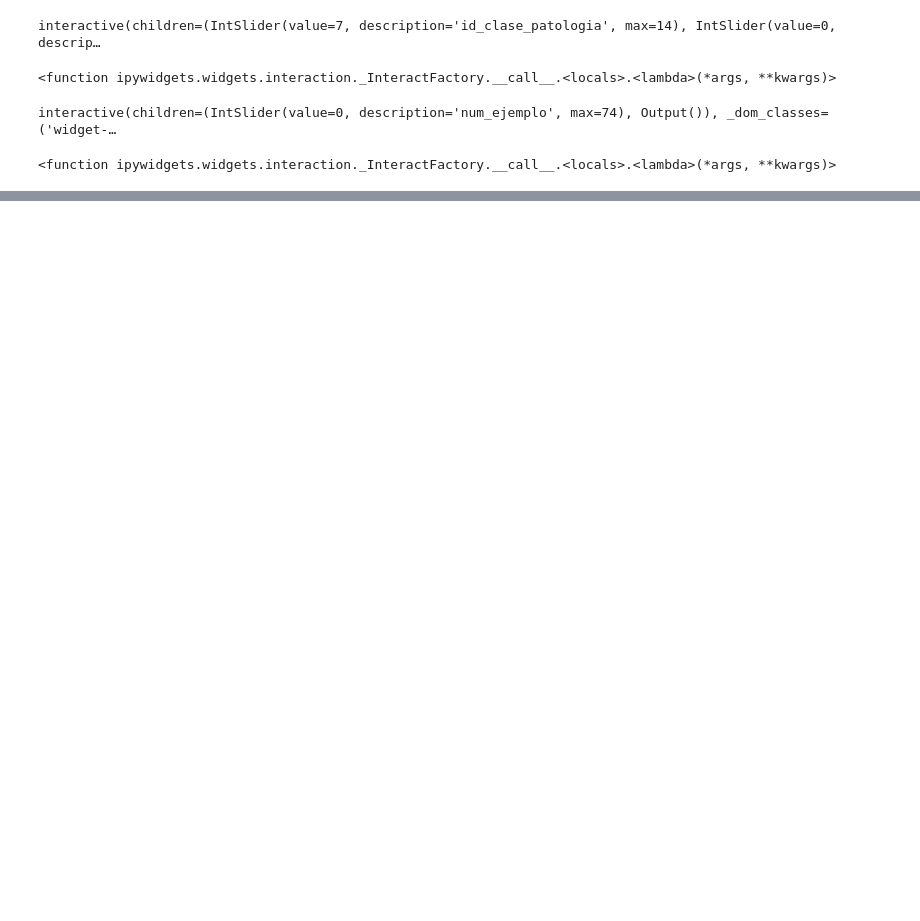
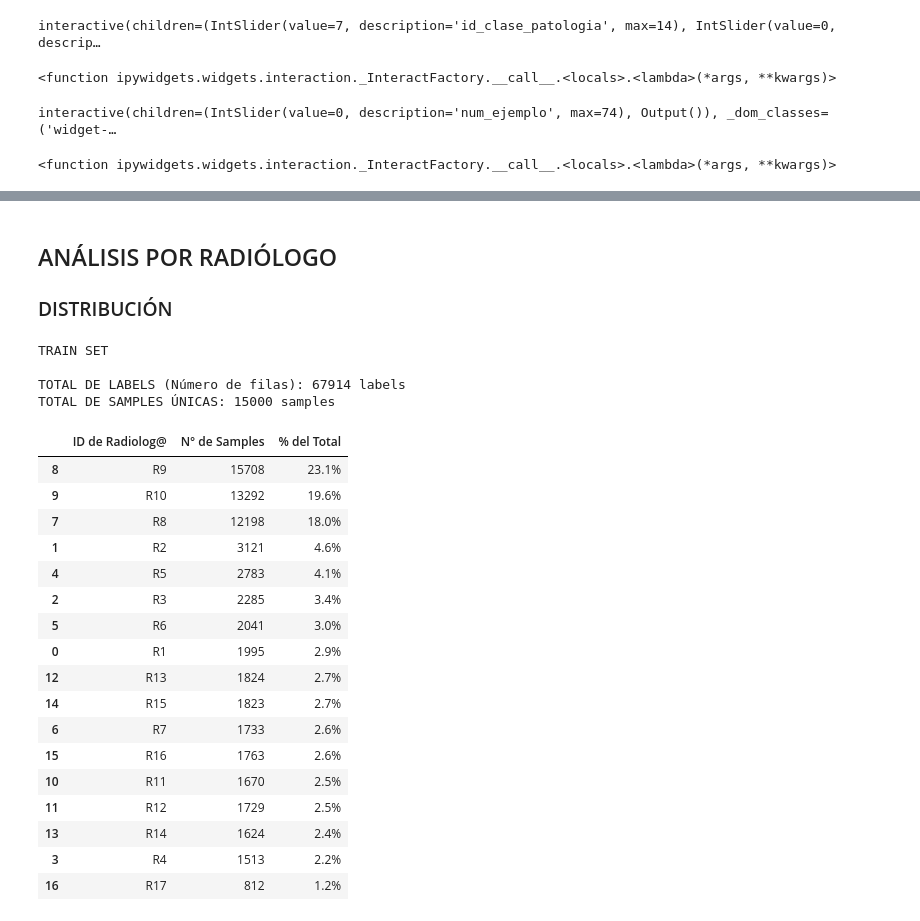
Before and after one commit to dfloreaa/Analysis-VinBigDataXray, a Jupyter notebook: Analisis X-Ray 2021.ipynb, the cells around one changed output, grey strips where cells are left out. Saved outputs shown, nothing was run; the diff lists cells and outputs as text; code cells hidden in the pictures; blank space fills up the shorter version.

Commit message:
🦝 Comienzo de análisis por radiólogo 🦝

```diff
--- a/Analisis X-Ray 2021.ipynb
+++ b/Analisis X-Ray 2021.ipynb
@@ -101,0 +139,30 @@ Data.ejemplos_random_all()
+# %% [markdown]
+## ANÁLISIS POR RADIÓLOGO
+### DISTRIBUCIÓN
+# %%
+# ESPECIFICAR ORDERN ("asc"/"dsc"/False)
+
+Data.df_r_summary(order = "dsc")
+# %% [output]
+TRAIN SET
+
+TOTAL DE LABELS (Número de filas): 67914 labels
+TOTAL DE SAMPLES ÚNICAS: 15000 samples
+|  | ID de Radiolog@ | N° de Samples | % del Total |
+| 8 | R9 | 15708 | 23.1% |
+| 9 | R10 | 13292 | 19.6% |
+| 7 | R8 | 12198 | 18.0% |
+| 1 | R2 | 3121 | 4.6% |
+| 4 | R5 | 2783 | 4.1% |
+| 2 | R3 | 2285 | 3.4% |
+| 5 | R6 | 2041 | 3.0% |
+| 0 | R1 | 1995 | 2.9% |
+| 12 | R13 | 1824 | 2.7% |
+| 14 | R15 | 1823 | 2.7% |
+| 6 | R7 | 1733 | 2.6% |
+| 15 | R16 | 1763 | 2.6% |
+| 10 | R11 | 1670 | 2.5% |
+| 11 | R12 | 1729 | 2.5% |
+| 13 | R14 | 1624 | 2.4% |
+| 3 | R4 | 1513 | 2.2% |
+| 16 | R17 | 812 | 1.2% |
```
Also changed, not shown: parts of 17 cells of this notebook, 1 other file.
